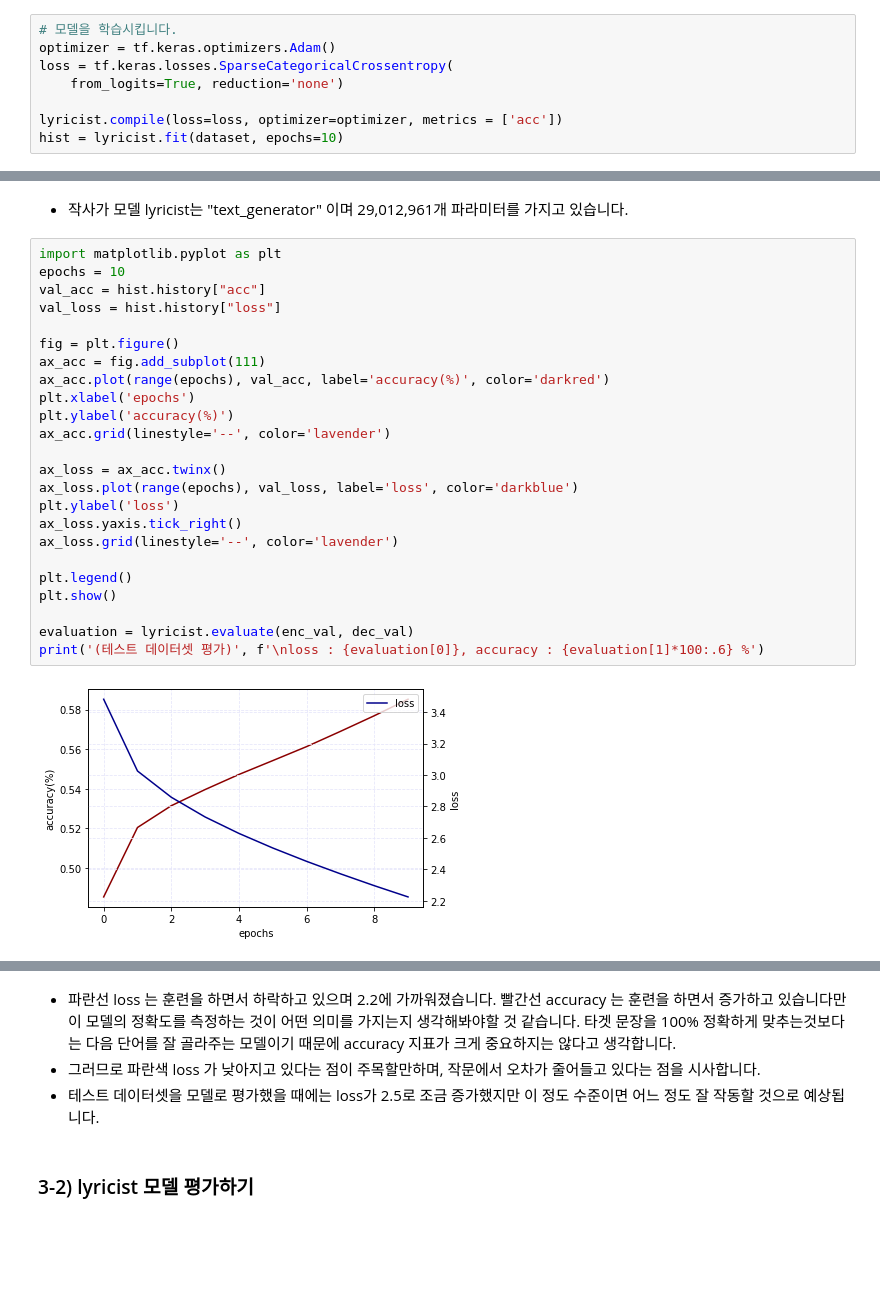
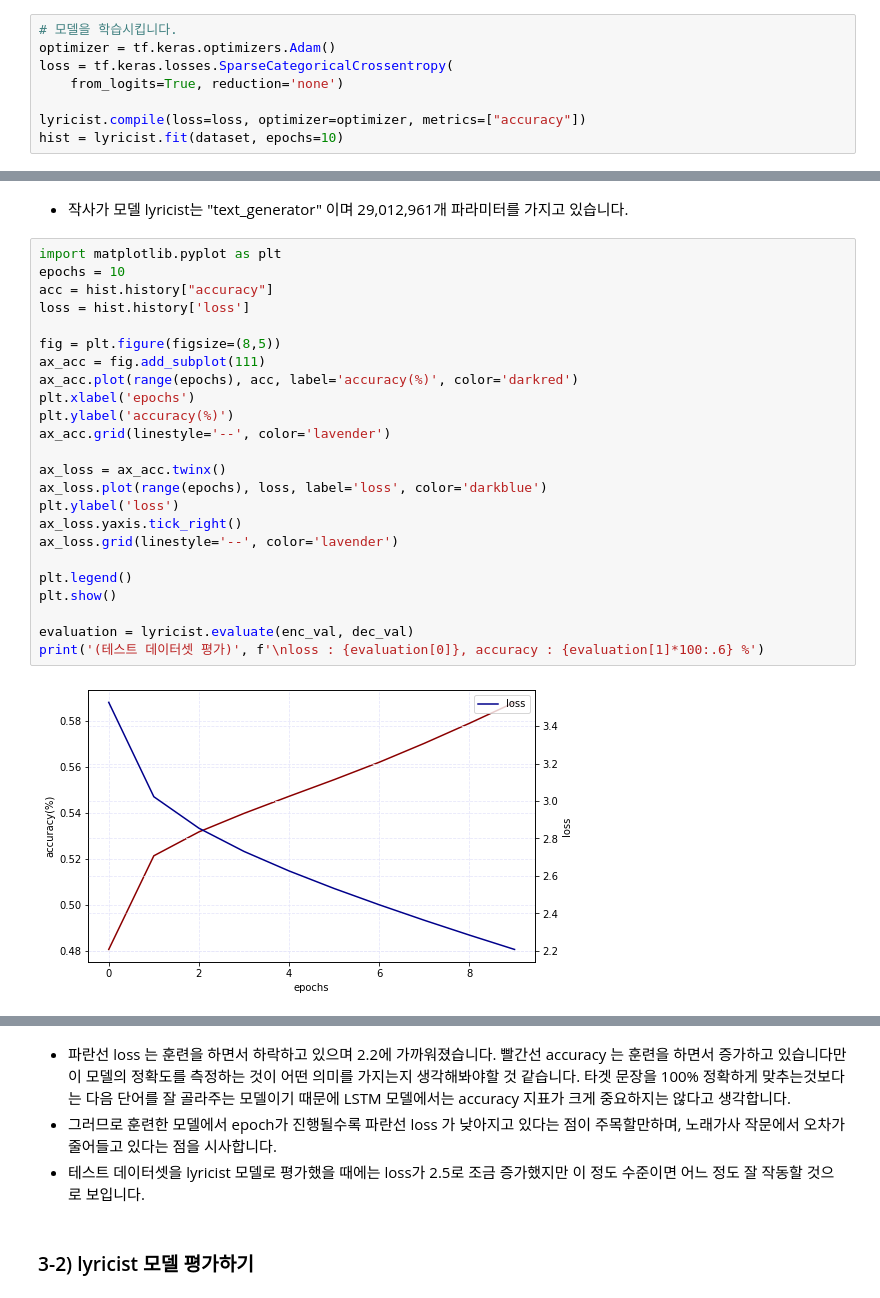
Before and after one commit to minji2744/AIFFEL, a Jupyter notebook: E4/E4_Lyricist.ipynb, the cells around one changed output, grey strips where cells are left out. Cells and saved outputs as stored; diff of their text form; blank space fills up the shorter version.

```diff
--- a/E4/E4_Lyricist.ipynb
+++ b/E4/E4_Lyricist.ipynb
@@ -296,7 +296,7 @@ optimizer = tf.keras.optimizers.Adam()
 loss = tf.keras.losses.SparseCategoricalCrossentropy(
     from_logits=True, reduction='none')
 
-lyricist.compile(loss=loss, optimizer=optimizer, metrics = ['acc'])
+lyricist.compile(loss=loss, optimizer=optimizer, metrics=["accuracy"])
 hist = lyricist.fit(dataset, epochs=10)
 # %% [output]
 Epoch 1/10
@@ -343,26 +343,26 @@ _________________________________________________________________
 # %%
 import matplotlib.pyplot as plt
 epochs = 10
-val_acc = hist.history["acc"]
-val_loss = hist.history["loss"]
+acc = hist.history["accuracy"]
+loss = hist.history['loss']
 
-fig = plt.figure()
+fig = plt.figure(figsize=(8,5))
 ax_acc = fig.add_subplot(111)
-ax_acc.plot(range(epochs), val_acc, label='accuracy(%)', color='darkred')
+ax_acc.plot(range(epochs), acc, label='accuracy(%)', color='darkred')
 plt.xlabel('epochs')
 plt.ylabel('accuracy(%)')
 ax_acc.grid(linestyle='--', color='lavender')
 
 ax_loss = ax_acc.twinx()
-ax_loss.plot(range(epochs), val_loss, label='loss', color='darkblue')
+ax_loss.plot(range(epochs), loss, label='loss', color='darkblue')
 plt.ylabel('loss')
 ax_loss.yaxis.tick_right()
 ax_loss.grid(linestyle='--', color='lavender')
 
 plt.legend()
 plt.show()
 
 evaluation = lyricist.evaluate(enc_val, dec_val)
 print('(테스트 데이터셋 평가)', f'\nloss : {evaluation[0]}, accuracy : {evaluation[1]*100:.6} %')
 # %% [output]
-[figure, old version]
+[figure, new version]
@@ -372,7 +372,7 @@ loss : 2.5313172340393066, accuracy : 57.2261 %
 # %% [markdown]
-- 파란선 loss 는 훈련을 하면서 하락하고 있으며 2.2에 가까워졌습니다. 빨간선 accuracy 는 훈련을 하면서 증가하고 있습니다만 이 모델의 정확도를 측정하는 것이 어떤 의미를 가지는지 생각해봐야할 것 같습니다. 타겟 문장을 100% 정확하게 맞추는것보다는 다음 단어를 잘 골라주는 모델이기 때문에 accuracy 지표가 크게 중요하지는 않다고 생각합니다.
-- 그러므로 파란색 loss 가 낮아지고 있다는 점이 주목할만하며, 작문에서 오차가 줄어들고 있다는 점을 시사합니다.
-- 테스트 데이터셋을 모델로 평가했을 때에는 loss가 2.5로 조금 증가했지만 이 정도 수준이면 어느 정도 잘 작동할 것으로 예상됩니다.
+- 파란선 loss 는 훈련을 하면서 하락하고 있으며 2.2에 가까워졌습니다. 빨간선 accuracy 는 훈련을 하면서 증가하고 있습니다만 이 모델의 정확도를 측정하는 것이 어떤 의미를 가지는지 생각해봐야할 것 같습니다. 타겟 문장을 100% 정확하게 맞추는것보다는 다음 단어를 잘 골라주는 모델이기 때문에 LSTM 모델에서는 accuracy 지표가 크게 중요하지는 않다고 생각합니다.
+- 그러므로 훈련한 모델에서 epoch가 진행될수록 파란선 loss 가 낮아지고 있다는 점이 주목할만하며, 노래가사 작문에서 오차가 줄어들고 있다는 점을 시사합니다.
+- 테스트 데이터셋을 lyricist 모델로 평가했을 때에는 loss가 2.5로 조금 증가했지만 이 정도 수준이면 어느 정도 잘 작동할 것으로 보입니다.
 # %% [markdown]
 ### 3-2) lyricist 모델 평가하기
 # %% [markdown]
```
Also changed, not shown: parts of 6 cells of this notebook.
